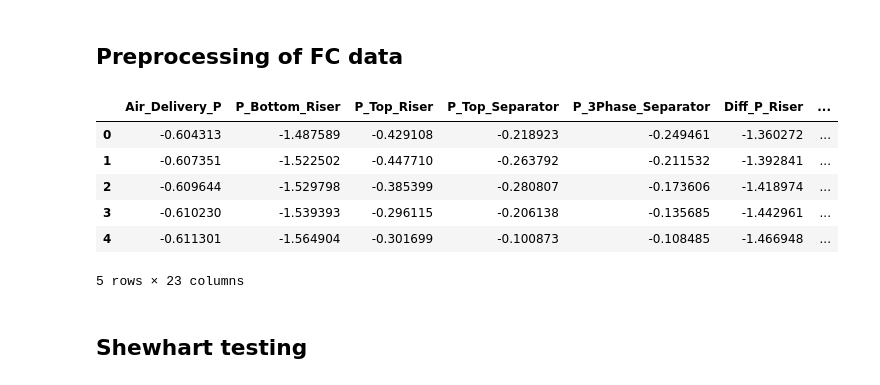
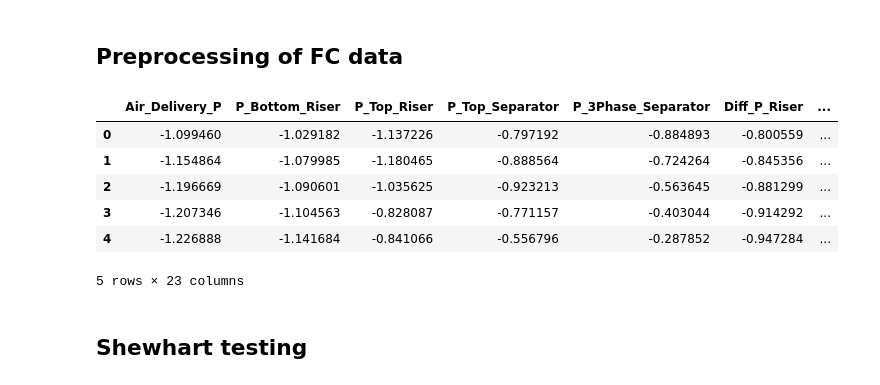
Before and after one commit to PeterAndersen-sdu/Fault-detection-project, a Jupyter notebook: main.ipynb, the cells around one changed output. Saved outputs shown, nothing was run; the diff lists cells and outputs as text; code cells hidden in the pictures.

```diff
--- a/main.ipynb
+++ b/main.ipynb
@@ -70,11 +70,22 @@ fc_sets = [FC1sets, FC2sets, FC3sets, FC4sets, FC5sets, FC6sets]
 train_set_1 = trainsets["T1"] # others are "T2" and "T3"
 print(train_set_1.summary())
 
-preprocessor = StandardPreprocessor(with_standardization=True, remove_outliers=True)
-X_processed = preprocessor.fit_transform(train_set_1)
+# Ensure we have the updated preprocessor code loaded in this kernel
+from fdd.preprocessor import StandardPreprocessor
+
+# Explicit outlier step: compute bounds from training and remove outliers
+pp_for_outliers = StandardPreprocessor(with_standardization=True)
+lower_bound, upper_bound = pp_for_outliers.compute_outlier_bounds(train_set_1)
+train_set_1_clean = pp_for_outliers.remove_outliers_from_dataset(train_set_1, lower_bound, upper_bound)
+
+print(f"Training samples: original={len(train_set_1.sensors)}, after_outlier_removal={len(train_set_1_clean.sensors)}")
+
+# Fit the preprocessor on cleaned training data
+preprocessor = StandardPreprocessor(with_standardization=True)
+X_processed = preprocessor.fit_transform(train_set_1_clean)
 
 X = X_processed.sensors
 
-X_processed.sensors.head()
+X_processed.sensors
 # %% [output]
 TimeSeriesDataset(name=T1, n_samples=10372, n_features=23)
@@ -244,24 +286,23 @@ plt.show()
 # %% [markdown]
 ## Preprocessing of FC data
 # %%
-# Fit the preprocessor on each faulty case set while keeping the same nested structure.
-preprocessor_test = StandardPreprocessor(with_standardization=True)
-
+# Preprocess faulty case sets using the already-fitted preprocessor (use transform, not fit)
+# NOTE: does not remove outliers from test sets; outlier removal was applied only to training before fitting.
 fc_sets = [
-    {set_name: preprocessor_test.fit_transform(dataset) for set_name, dataset in case_sets.items()}
+    {set_name: preprocessor.transform(dataset) for set_name, dataset in case_sets.items()}
     for case_sets in fc_sets
 ]
 
 X_test_processed = fc_sets[0]["Set1_1"]
 
 X_test_processed.sensors.head()
 # %% [output]
 |  | Air_Delivery_P | P_Bottom_Riser | P_Top_Riser | P_Top_Separator | P_3Phase_Separator | Diff_P_Riser | ... |
-| 0 | -0.604313 | -1.487589 | -0.429108 | -0.218923 | -0.249461 | -1.360272 | ... |
-| 1 | -0.607351 | -1.522502 | -0.447710 | -0.263792 | -0.211532 | -1.392841 | ... |
-| 2 | -0.609644 | -1.529798 | -0.385399 | -0.280807 | -0.173606 | -1.418974 | ... |
-| 3 | -0.610230 | -1.539393 | -0.296115 | -0.206138 | -0.135685 | -1.442961 | ... |
-| 4 | -0.611301 | -1.564904 | -0.301699 | -0.100873 | -0.108485 | -1.466948 | ... |
+| 0 | -1.099460 | -1.029182 | -1.137226 | -0.797192 | -0.884893 | -0.800559 | ... |
+| 1 | -1.154864 | -1.079985 | -1.180465 | -0.888564 | -0.724264 | -0.845356 | ... |
+| 2 | -1.196669 | -1.090601 | -1.035625 | -0.923213 | -0.563645 | -0.881299 | ... |
+| 3 | -1.207346 | -1.104563 | -0.828087 | -0.771157 | -0.403044 | -0.914292 | ... |
+| 4 | -1.226888 | -1.141684 | -0.841066 | -0.556796 | -0.287852 | -0.947284 | ... |
 5 rows × 23 columns
 # %% [markdown]
 ## Shewhart testing
```
Also changed, not shown: parts of 9 cells of this notebook, 2 other files.
